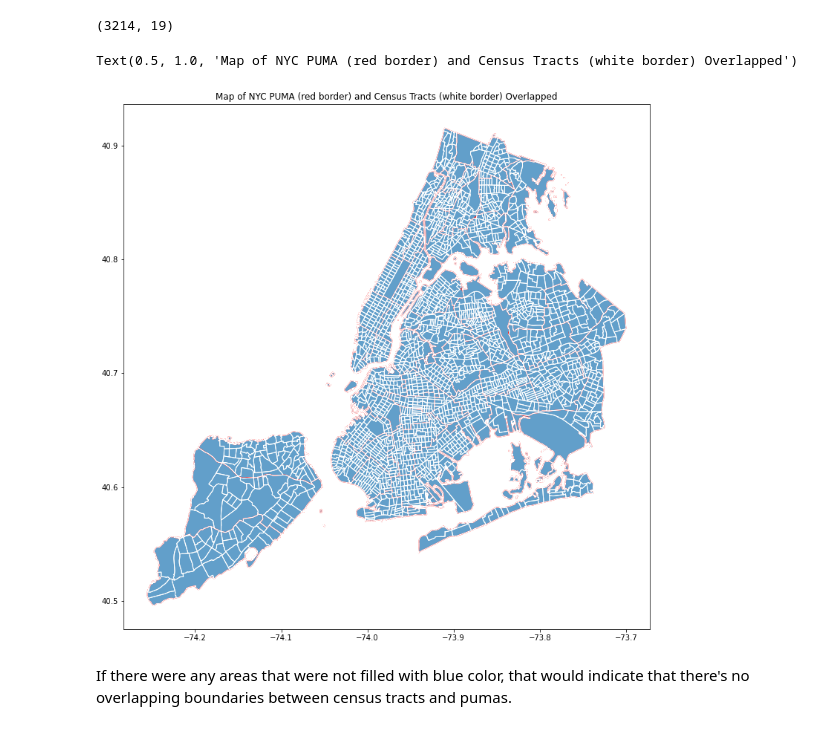
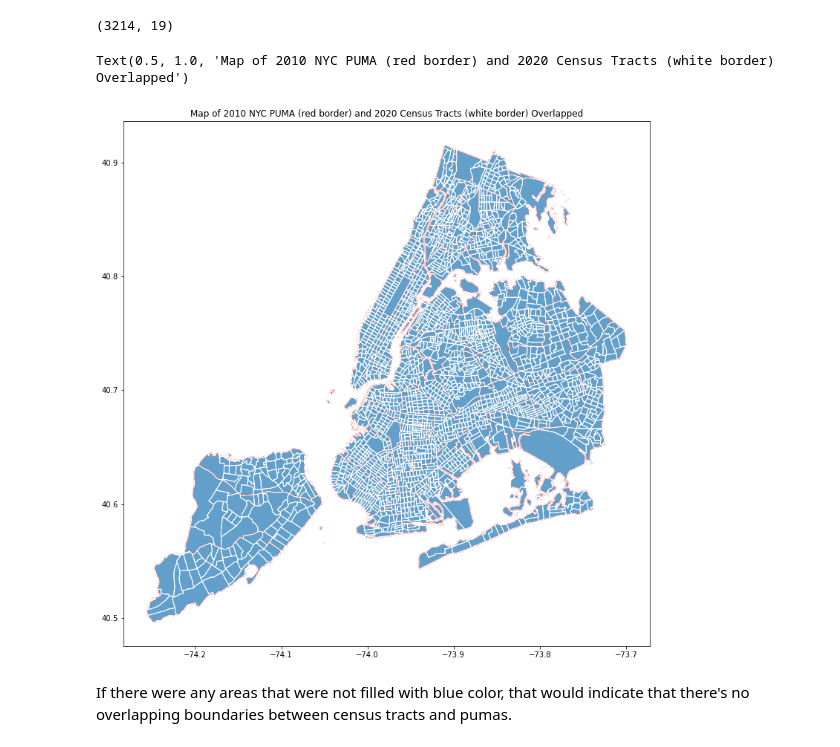
Before and after one commit to faraz-ahmed-sh/nyc-crosswalk-2020tract-to-2010puma, a Jupyter notebook: crosswalk_nyc_tract2020_to_puma2010.ipynb, the cells around one changed output. Drawn from its saved outputs; the diff is of its cells as text; code cells hidden in the pictures.

```diff
--- a/crosswalk_nyc_tract2020_to_puma2010.ipynb
+++ b/crosswalk_nyc_tract2020_to_puma2010.ipynb
@@ -186,13 +186,13 @@ tract_to_puma_intersection.shape
 # %%
 ax = tract_to_puma_intersection.plot(alpha=0.7, figsize=(13, 13))
 
 puma_nyc.plot(ax=ax, facecolor='none', edgecolor='r')
 census_tracts_2020_gpd.plot(ax=ax, facecolor='none', edgecolor='w')
 
-plt.title("Map of NYC PUMA (red border) and Census Tracts (white border) Overlapped")
+plt.title("Map of 2010 NYC PUMA (red border) and 2020 Census Tracts (white border) Overlapped")
 # %% [output]
-Text(0.5, 1.0, 'Map of NYC PUMA (red border) and Census Tracts (white border) Overlapped')
+Text(0.5, 1.0, 'Map of 2010 NYC PUMA (red border) and 2020 Census Tracts (white border) Overlapped')
-[figure, old version]
+[figure, new version]
 # %% [markdown]
 If there were any areas that were not filled with blue color, that would indicate that there's no overlapping boundaries between census tracts and pumas.
 # %% [markdown]
```
Also changed, not shown: parts of 18 cells of this notebook, 7 other files.
